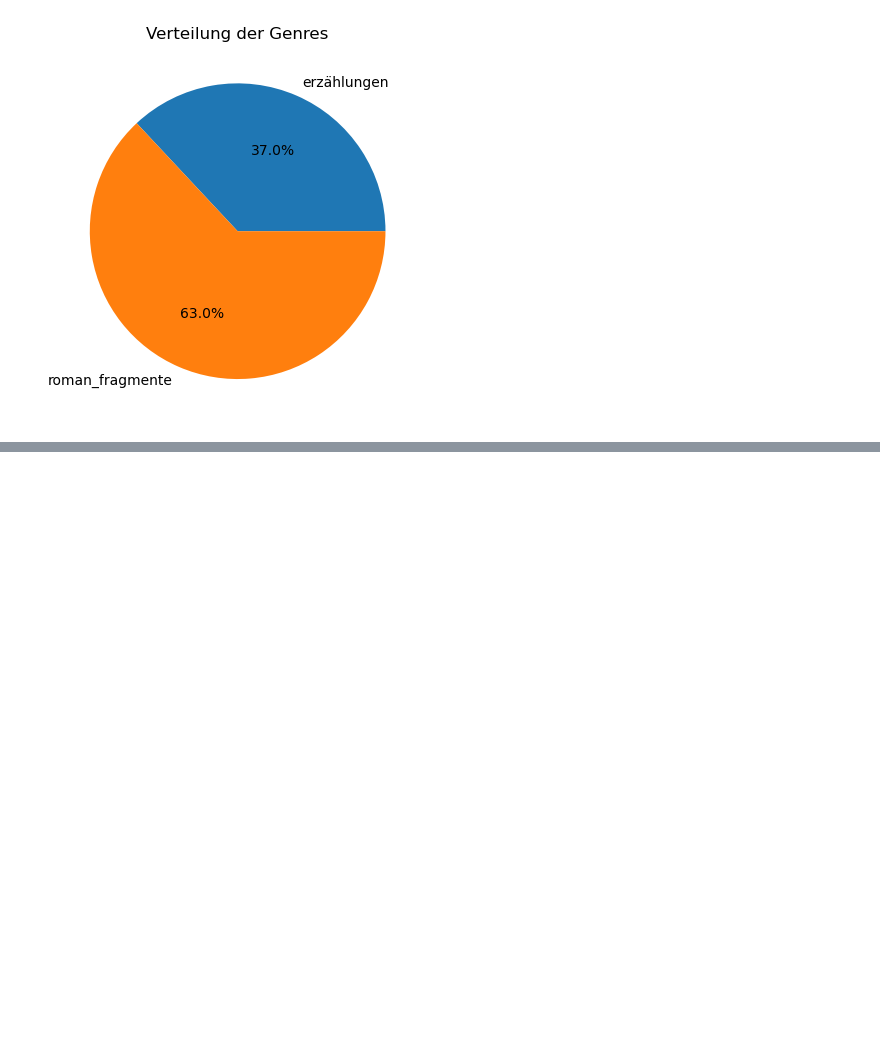
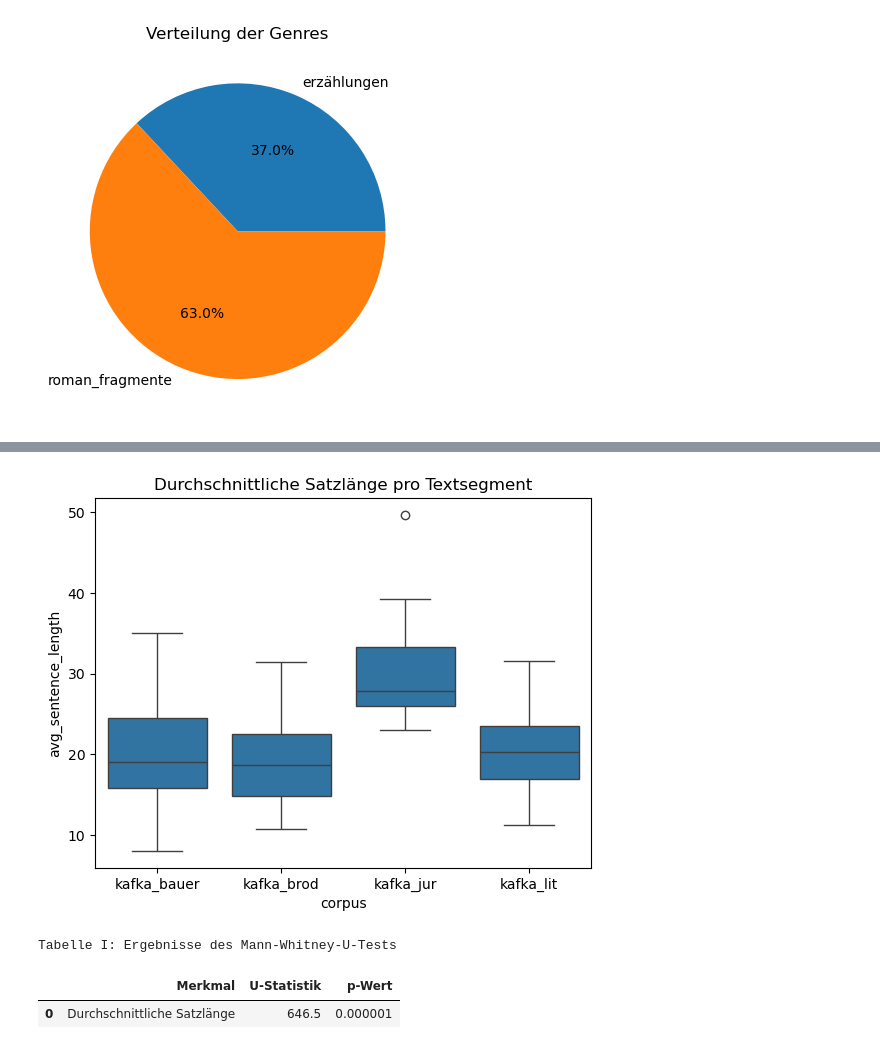
Before and after one commit to JasperTN05/distant-reading-kafka-project, a Jupyter notebook: explorative-korpus-analyse.ipynb, the cells around one changed output, grey strips where cells are left out. Drawn from its saved outputs; the diff is of its cells as text; code cells hidden in the pictures; blank space fills up the shorter version.

```diff
--- a/explorative-korpus-analyse.ipynb
+++ b/explorative-korpus-analyse.ipynb
@@ -548,0 +621,11 @@ plt.show()
+# %%
+def avg_sentence_length(doc):
+    sentences = list(doc.sents)
+    if not sentences:
+        return 0
+    token_counts = [len([t for t in sent if not t.is_punct and not t.is_space])for sent in sentences]
+
+    return sum(token_counts) / len(token_counts)
+
+sampled_df["avg_sentence_length"] = sampled_df["doc"].apply(avg_sentence_length)
+sampled_df.groupby("corpus")[["avg_sentence_length"]].median()
@@ -548,0 +639,37 @@ plt.show()
+# %%
+sns.boxplot(
+    data=sampled_df,
+    x="corpus",
+    y="avg_sentence_length",
+)
+
+plt.title("Durchschnittliche Satzlänge pro Textsegment")
+plt.show()
+# %% [output]
+[figure, added]
+# %%
+jur = sampled_df[sampled_df["corpus"] == "kafka_jur"]
+lit = sampled_df[sampled_df["corpus"] == "kafka_lit"]
+
+sl_test = mannwhitneyu(
+    jur["avg_sentence_length"],
+    lit["avg_sentence_length"],
+    alternative="two-sided"
+)
+
+
+data = {
+    "Merkmal": ["Durchschnittliche Satzlänge"],
+    "U-Statistik": [sl_test.statistic],
+    "p-Wert": [sl_test.pvalue]}
+
+results_df = pd.DataFrame(data)
+
+results_df = results_df.round(10)
+
+print("Tabelle I: Ergebnisse des Mann-Whitney-U-Tests")
+display(results_df)
+# %% [output]
+Tabelle I: Ergebnisse des Mann-Whitney-U-Tests
+|  | Merkmal | U-Statistik | p-Wert |
+| 0 | Durchschnittliche Satzlänge | 646.5 | 0.000001 |
```
Also changed, not shown: parts of 21 cells of this notebook.
